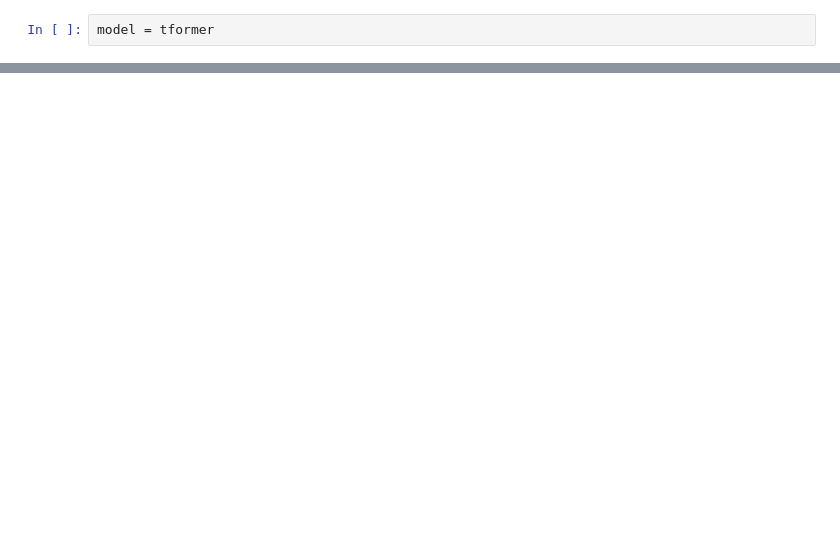
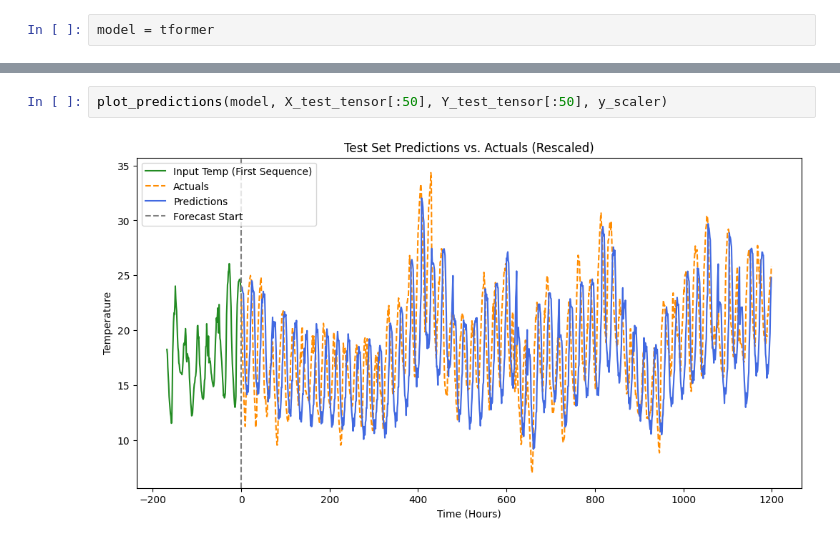
Before and after one commit to akashvshroff/cs449, a Jupyter notebook: project/temperature_forecasting.ipynb, the cells around one changed output, grey strips where cells are left out. Cells and saved outputs as stored; diff of their text form; blank space fills up the shorter version.

```diff
--- a/project/temperature_forecasting.ipynb
+++ b/project/temperature_forecasting.ipynb
@@ -356,0 +397,4 @@ plot_predictions(model, X_test_tensor, Y_test_tensor, y_scaler)
+# %%
+plot_predictions(model, X_test_tensor[:50], Y_test_tensor[:50], y_scaler)
+# %% [output]
+[figure, added]
```
Also changed, not shown: parts of 9 cells of this notebook, 1 other file.
